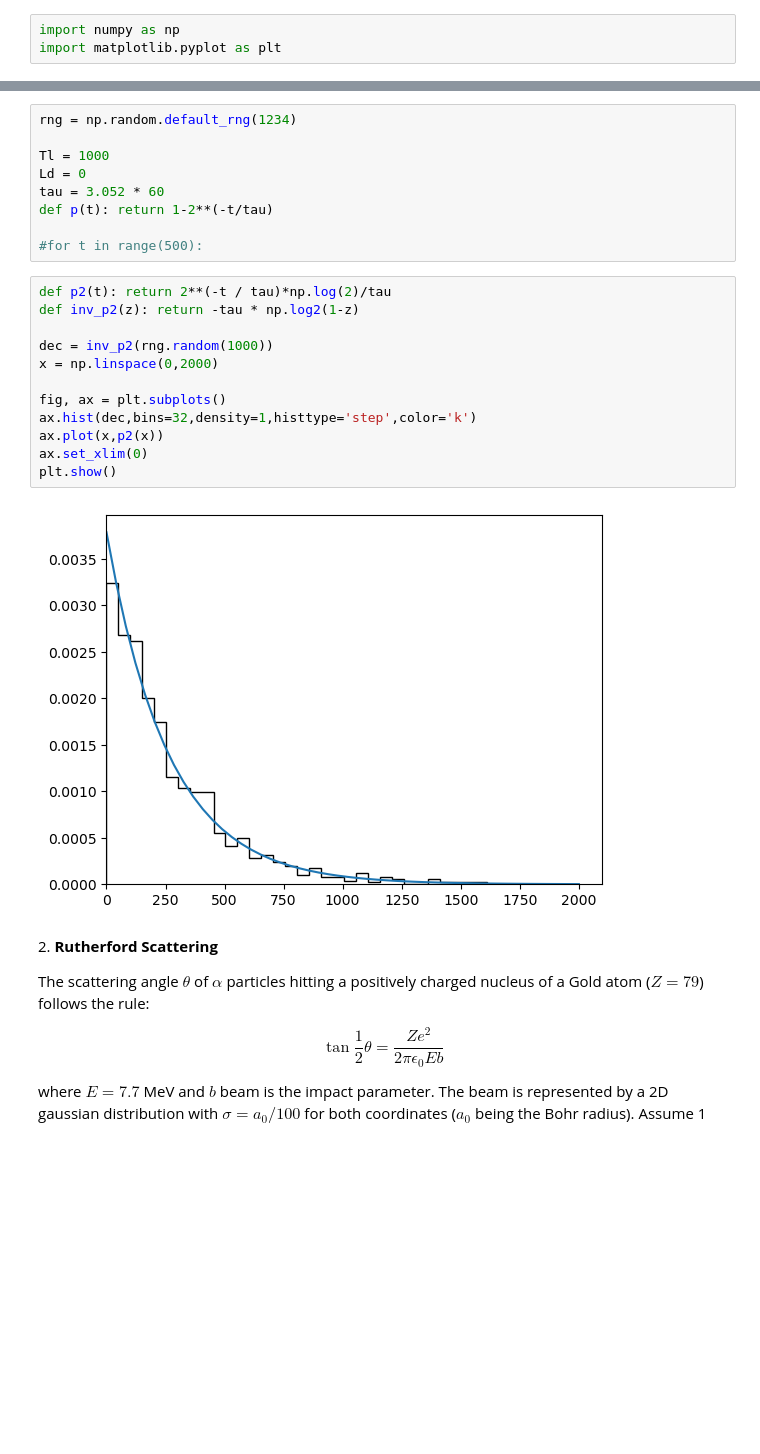
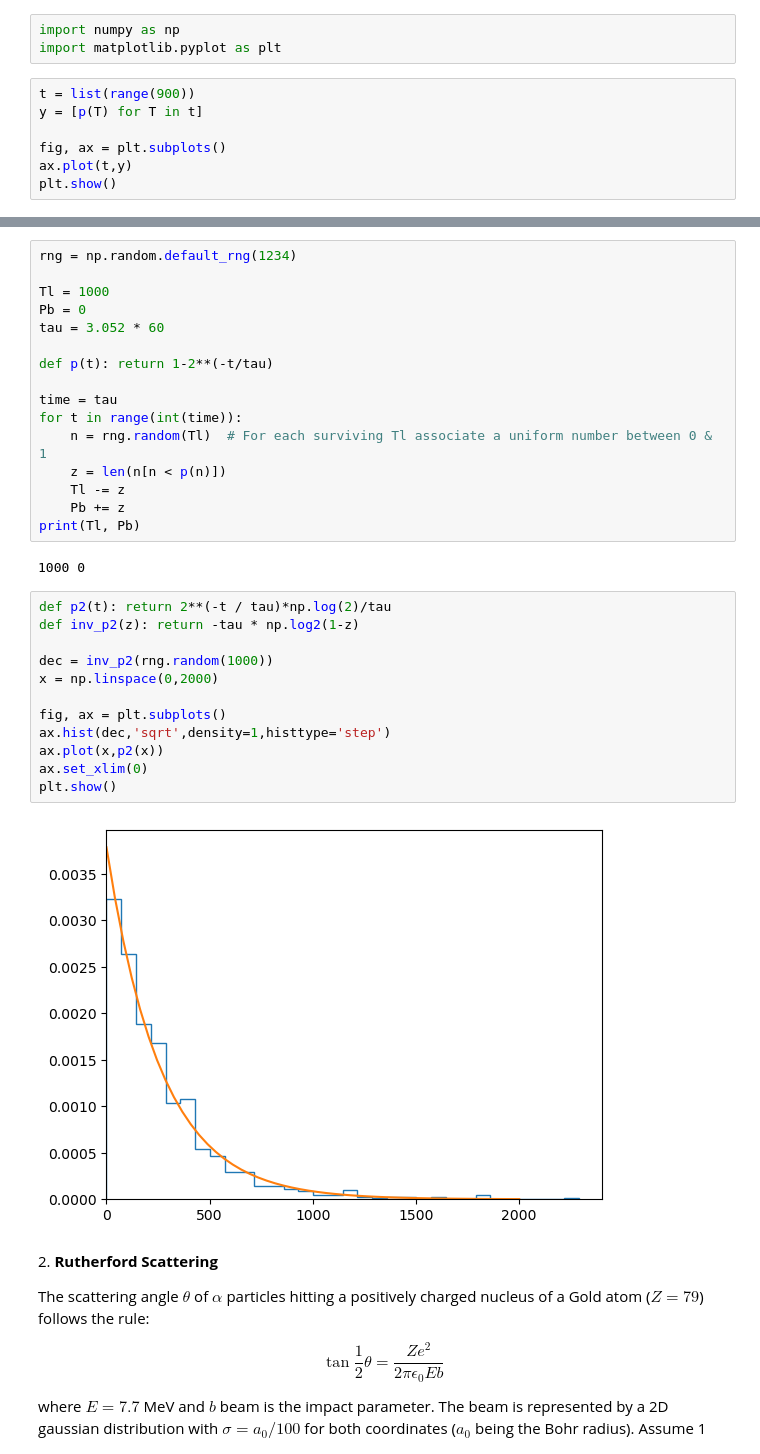
Before and after one commit to GioMai24/LaboratoryOfComputationalPhysics_Y7, a Jupyter notebook: Lab_10/10ex_MonteCarlo.ipynb, the cells around one changed output, grey strips where cells are left out. Saved outputs shown, nothing was run; the diff lists cells and outputs as text; blank space fills up the shorter version.

```diff
--- a/Lab_10/10ex_MonteCarlo.ipynb
+++ b/Lab_10/10ex_MonteCarlo.ipynb
@@ -8,3 +8,10 @@ ${\rm Tl}^{208}$ decays to ${\rm Pb}^{208}$ with a half-lieve of 3.052 minutes.
 # %%
 import numpy as np
 import matplotlib.pyplot as plt
+# %%
+t = list(range(900))
+y = [p(T) for T in t]
+
+fig, ax = plt.subplots()
+ax.plot(t,y)
+plt.show()
@@ -12,25 +21,34 @@ import matplotlib.pyplot as plt
 rng = np.random.default_rng(1234)
 
 Tl = 1000
-Ld = 0
+Pb = 0
 tau = 3.052 * 60
+
 def p(t): return 1-2**(-t/tau)
 
-#for t in range(500):
+time = tau
+for t in range(int(time)):
+    n = rng.random(Tl)  # For each surviving Tl associate a uniform number between 0 & 1
+    z = len(n[n < p(n)])
+    Tl -= z
+    Pb += z
+print(Tl, Pb)
+# %% [output]
+1000 0
 # %%
 def p2(t): return 2**(-t / tau)*np.log(2)/tau
 def inv_p2(z): return -tau * np.log2(1-z)
 
 dec = inv_p2(rng.random(1000))
 x = np.linspace(0,2000)
 
 fig, ax = plt.subplots()
-ax.hist(dec,bins=32,density=1,histtype='step',color='k')
+ax.hist(dec,'sqrt',density=1,histtype='step')
 ax.plot(x,p2(x))
 ax.set_xlim(0)
 plt.show()
 # %% [output]
-[figure, old version]
+[figure, new version]
 # %% [markdown]
 2\. **Rutherford Scattering**
 
```
Also changed, not shown: parts of 1 cell of this notebook, 1 other file.
